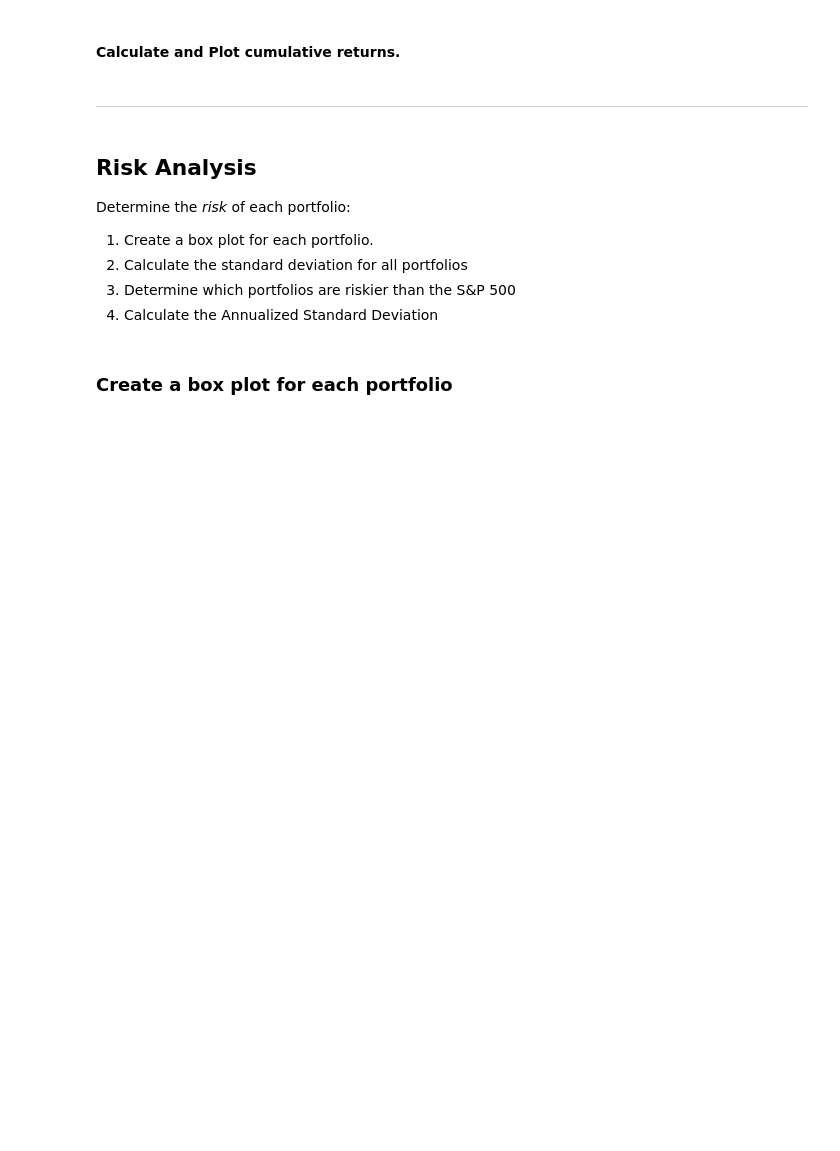
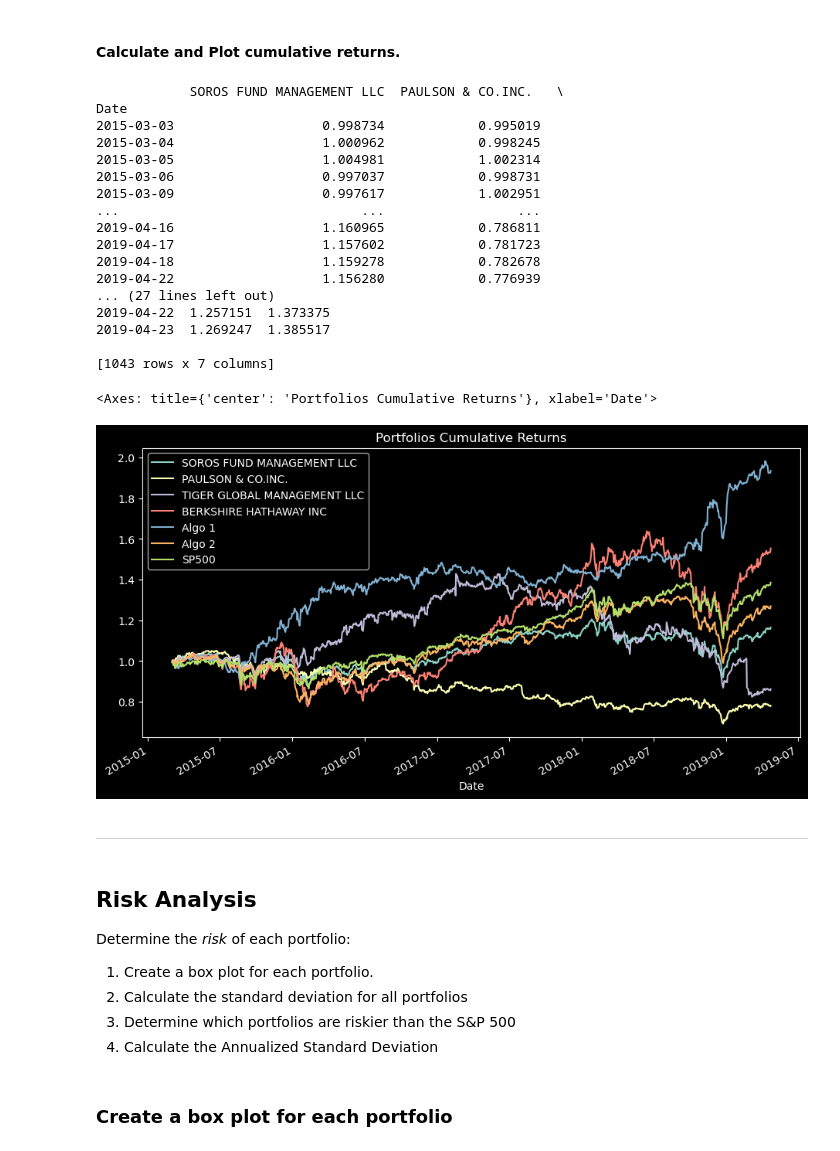
Before and after one commit to boz-tcm/pandas-challenge, a Jupyter notebook: whale_analysis.ipynb, the cells around one changed output. Drawn from its saved outputs; the diff is of its cells as text; code cells hidden in the pictures; blank space fills up the shorter version.

```diff
--- a/whale_analysis.ipynb
+++ b/whale_analysis.ipynb
@@ -313,8 +378,30 @@ sp500_daily_returns
 #### Calculate and Plot cumulative returns.
 # %%
 # Calculate cumulative returns of all portfolios
-
+returns_cumul_df = (1+returns_df).cumprod()
+print(returns_cumul_df)
 # Plot cumulative returns
+returns_cumul_df.plot(title='Portfolios Cumulative Returns', figsize=(11,5.5))
+# %% [output]
+            SOROS FUND MANAGEMENT LLC  PAULSON & CO.INC.   \
+Date
+2015-03-03                   0.998734            0.995019
+2015-03-04                   1.000962            0.998245
+2015-03-05                   1.004981            1.002314
+2015-03-06                   0.997037            0.998731
+2015-03-09                   0.997617            1.002951
+...                               ...                 ...
+2019-04-16                   1.160965            0.786811
+2019-04-17                   1.157602            0.781723
+2019-04-18                   1.159278            0.782678
+2019-04-22                   1.156280            0.776939
+... (27 lines left out)
+2019-04-22  1.257151  1.373375
+2019-04-23  1.269247  1.385517
+
+[1043 rows x 7 columns]
+<Axes: title={'center': 'Portfolios Cumulative Returns'}, xlabel='Date'>
+[figure, added]
 # %% [markdown]
 ---
 # %% [markdown]
```
Also changed, not shown: parts of 21 cells of this notebook, 2 other files.
